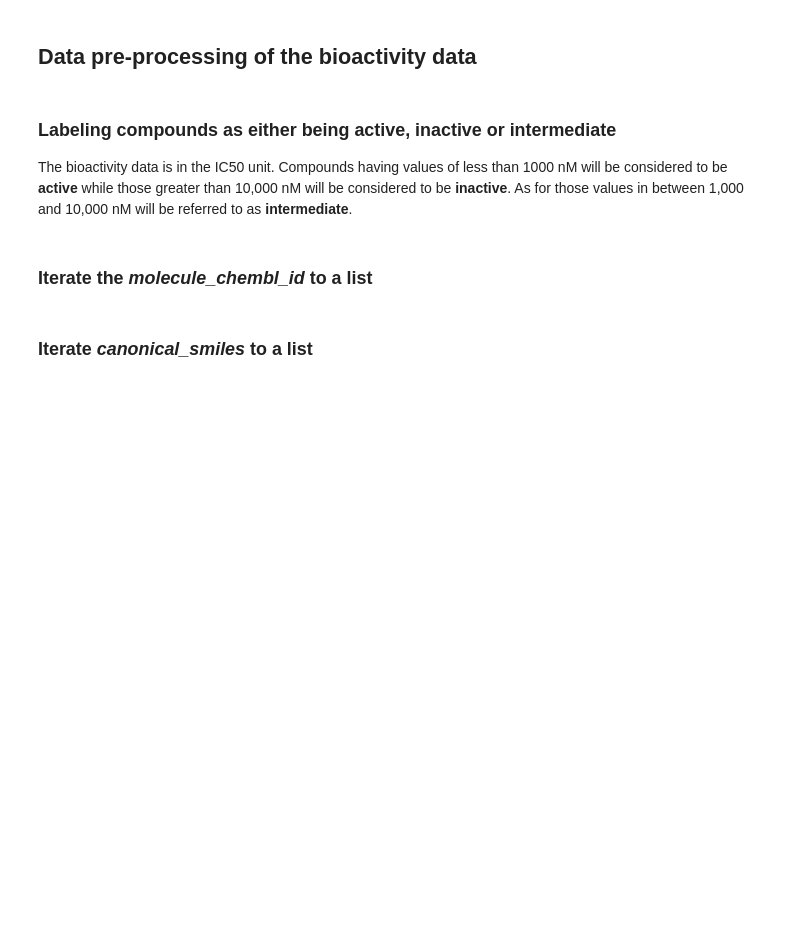
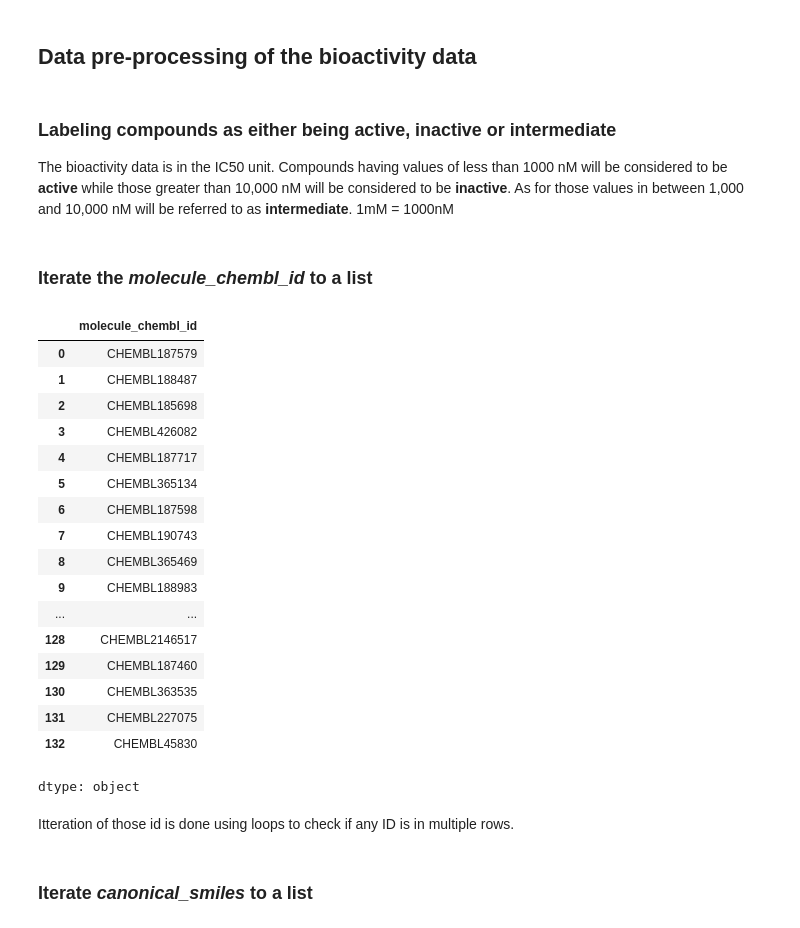
Before and after one commit to chem-taiful/chem-taiful, a Jupyter notebook: python/CDD_ML_Part_1_bioactivity_data.ipynb, the cells around one changed output. Drawn from its saved outputs; the diff is of its cells as text; code cells hidden in the pictures; blank space fills up the shorter version.

```diff
--- a/python/CDD_ML_Part_1_bioactivity_data.ipynb
+++ b/python/CDD_ML_Part_1_bioactivity_data.ipynb
@@ -166,6 +191,7 @@ Apparently, for this dataset there is no missing data. But we can use the above
 # %% [markdown]
 ### **Labeling compounds as either being active, inactive or intermediate**
 The bioactivity data is in the IC50 unit. Compounds having values of less than 1000 nM will be considered to be **active** while those greater than 10,000 nM will be considered to be **inactive**. As for those values in between 1,000 and 10,000 nM will be referred to as **intermediate**.
+1mM = 1000nM
 # %%
 bioactivity_class = []
 for i in df2.standard_value:
@@ -177,6 +203,29 @@ for i in df2.standard_value:
     bioactivity_class.append("intermediate")
 # %% [markdown]
 ### **Iterate the *molecule_chembl_id* to a list**
+# %%
+df2.molecule_chembl_id
+# %% [output]
+|  | molecule_chembl_id |
+| 0 | CHEMBL187579 |
+| 1 | CHEMBL188487 |
+| 2 | CHEMBL185698 |
+| 3 | CHEMBL426082 |
+| 4 | CHEMBL187717 |
+| 5 | CHEMBL365134 |
+| 6 | CHEMBL187598 |
+| 7 | CHEMBL190743 |
+| 8 | CHEMBL365469 |
+| 9 | CHEMBL188983 |
+| ... | ... |
+| 128 | CHEMBL2146517 |
+| 129 | CHEMBL187460 |
+| 130 | CHEMBL363535 |
+| 131 | CHEMBL227075 |
+| 132 | CHEMBL45830 |
+dtype: object
+# %% [markdown]
+Itteration of those id is done using loops to check if any ID is in multiple rows.
 # %%
 mol_cid = []
 for i in df2.molecule_chembl_id:
```
Also changed, not shown: parts of 7 cells of this notebook.
